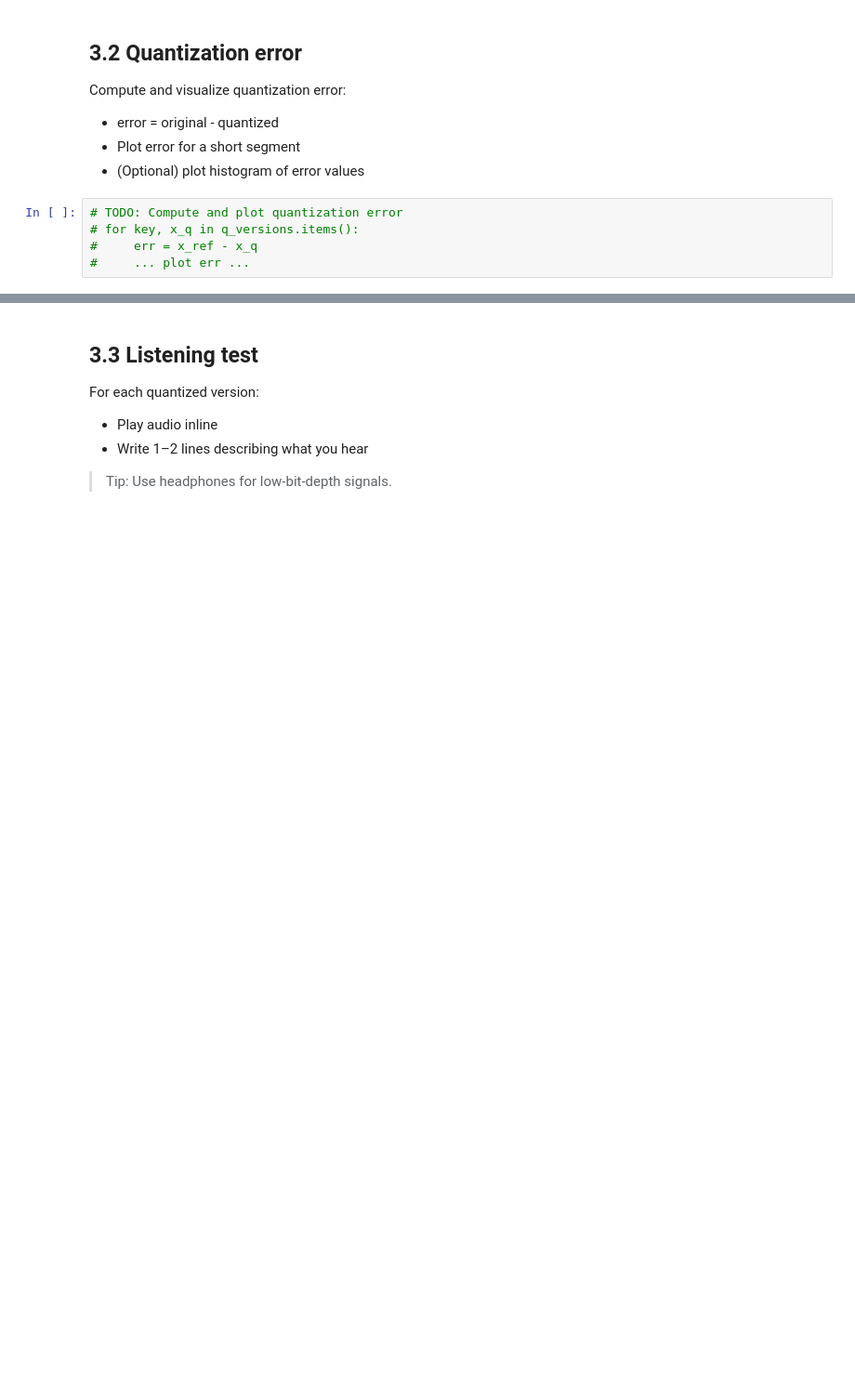
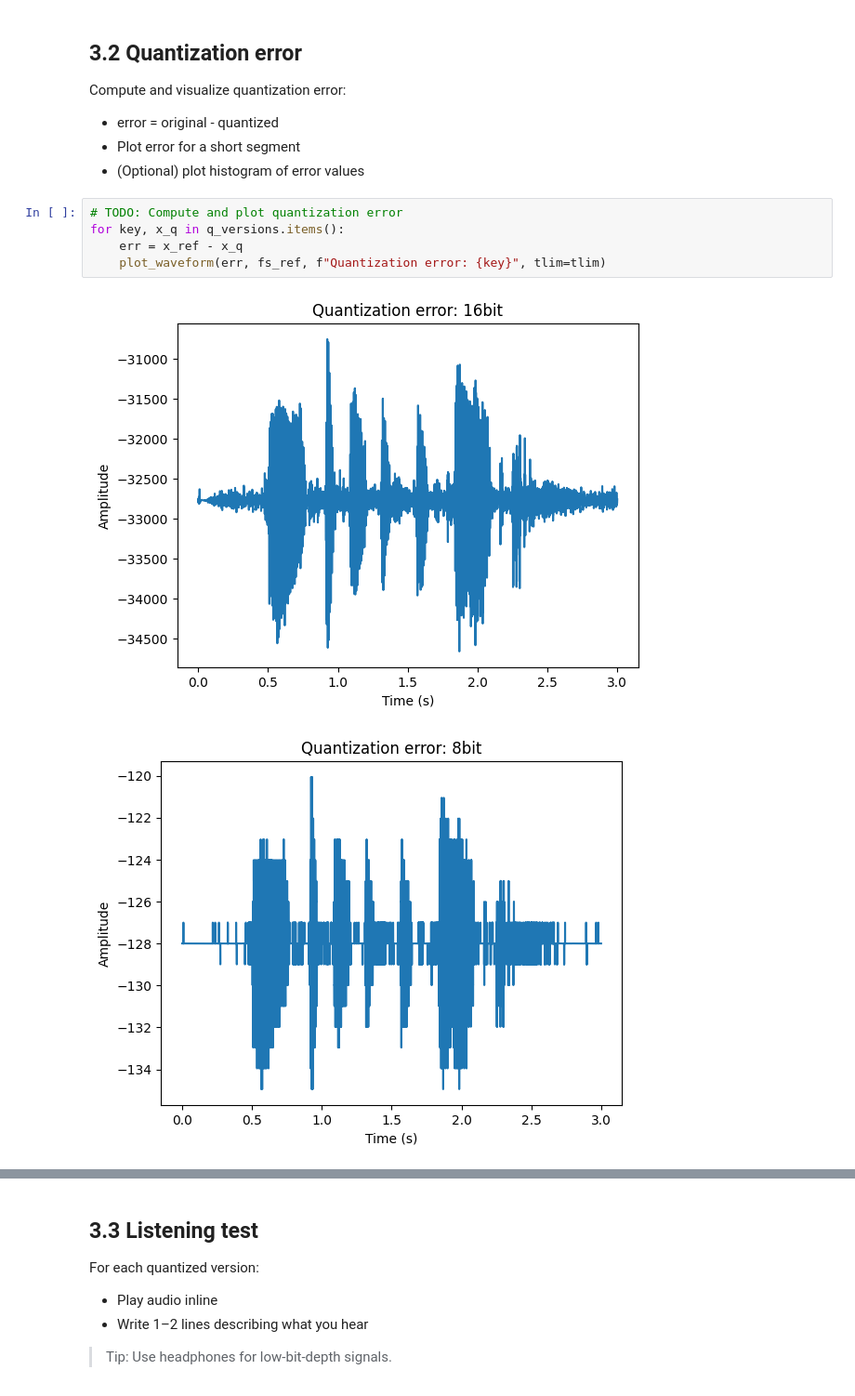
Before and after one commit to RonaldoLopezTucux/EE519, a Jupyter notebook: EE519_HW1/HW1_Notebook1_Recording_Sampling_Quantization.ipynb, the cells around one changed output, grey strips where cells are left out. Shown at 93% size. Drawn from its saved outputs; the diff is of its cells as text; blank space fills up the shorter version.

```diff
--- a/EE519_HW1/HW1_Notebook1_Recording_Sampling_Quantization.ipynb
+++ b/EE519_HW1/HW1_Notebook1_Recording_Sampling_Quantization.ipynb
@@ -348,6 +412,9 @@ Compute and visualize quantization error:
 - (Optional) plot histogram of error values
 # %%
 # TODO: Compute and plot quantization error
-# for key, x_q in q_versions.items():
-#     err = x_ref - x_q
-#     ... plot err ...
+for key, x_q in q_versions.items():
+    err = x_ref - x_q
+    plot_waveform(err, fs_ref, f"Quantization error: {key}", tlim=tlim)
+# %% [output]
+[figure, added]
+[figure, added]
```
Also changed, not shown: parts of 21 cells of this notebook, 2 other files.
